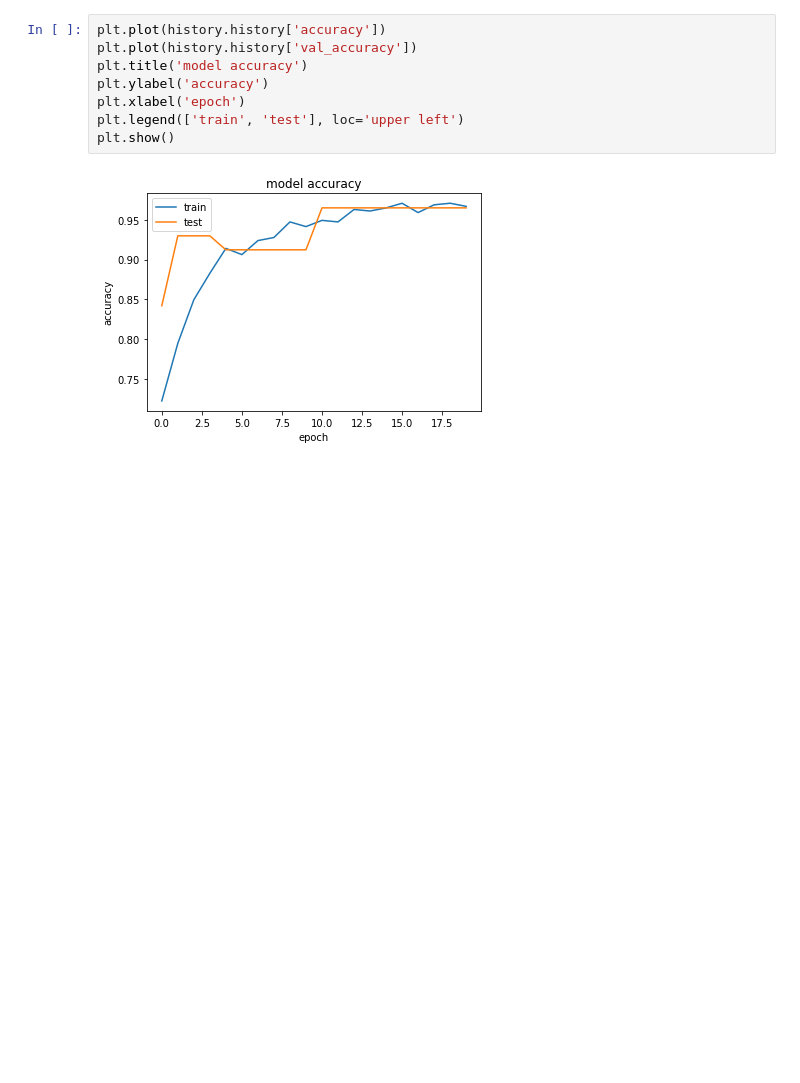
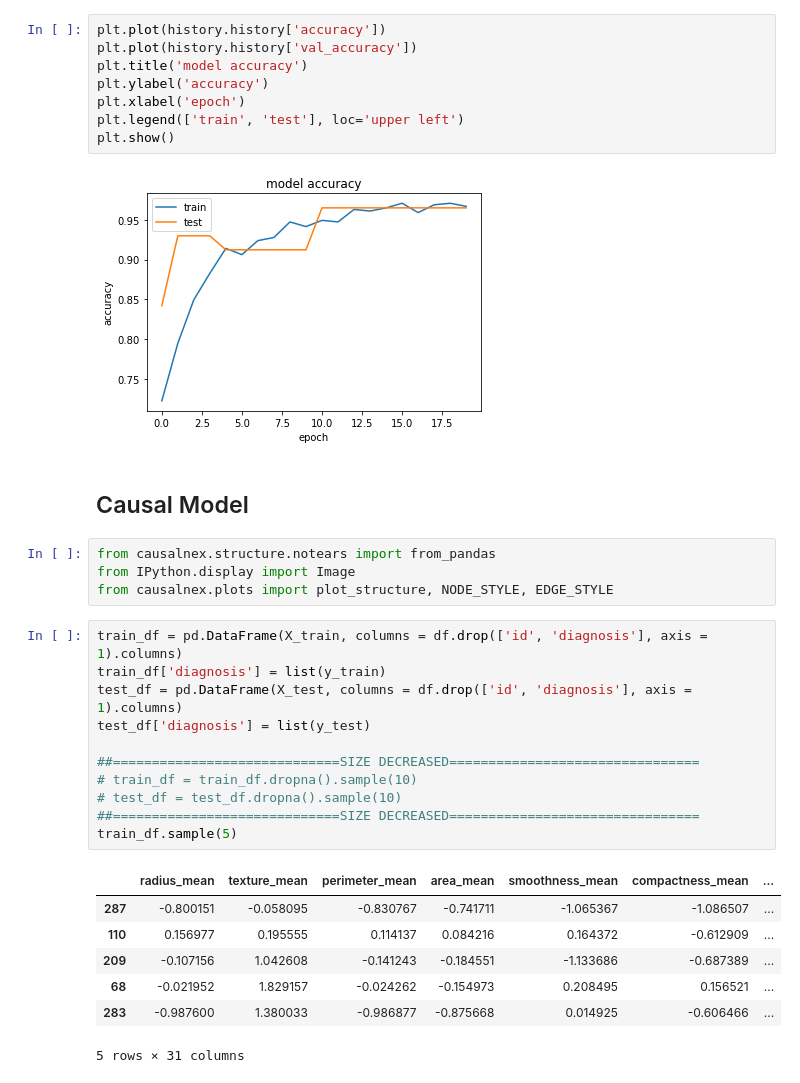
Before and after one commit to Causal-Inference-on-Breast-cancer/Causualty, a Jupyter notebook: notebooks/Data Exploration.ipynb, the cells around one changed output. Saved outputs shown, nothing was run; the diff lists cells and outputs as text; blank space fills up the shorter version.

```diff
--- a/notebooks/Data Exploration.ipynb
+++ b/notebooks/Data Exploration.ipynb
@@ -272,3 +272,28 @@ plt.legend(['train', 'test'], loc='upper left')
 plt.show()
 # %% [output]
 [figure]
+# %% [markdown]
+## Causal Model
+# %%
+from causalnex.structure.notears import from_pandas
+from IPython.display import Image
+from causalnex.plots import plot_structure, NODE_STYLE, EDGE_STYLE
+# %%
+train_df = pd.DataFrame(X_train, columns = df.drop(['id', 'diagnosis'], axis = 1).columns)
+train_df['diagnosis'] = list(y_train)
+test_df = pd.DataFrame(X_test, columns = df.drop(['id', 'diagnosis'], axis = 1).columns)
+test_df['diagnosis'] = list(y_test)
+
+##=============================SIZE DECREASED================================
+# train_df = train_df.dropna().sample(10)
+# test_df = test_df.dropna().sample(10)
+##=============================SIZE DECREASED================================
+train_df.sample(5)
+# %% [output]
+|  | radius_mean | texture_mean | perimeter_mean | area_mean | smoothness_mean | compactness_mean | ... |
+| 287 | -0.800151 | -0.058095 | -0.830767 | -0.741711 | -1.065367 | -1.086507 | ... |
+| 110 | 0.156977 | 0.195555 | 0.114137 | 0.084216 | 0.164372 | -0.612909 | ... |
+| 209 | -0.107156 | 1.042608 | -0.141243 | -0.184551 | -1.133686 | -0.687389 | ... |
+| 68 | -0.021952 | 1.829157 | -0.024262 | -0.154973 | 0.208495 | 0.156521 | ... |
+| 283 | -0.987600 | 1.380033 | -0.986877 | -0.875668 | 0.014925 | -0.606466 | ... |
+5 rows × 31 columns
```
Also changed, not shown: parts of 27 cells of this notebook.
